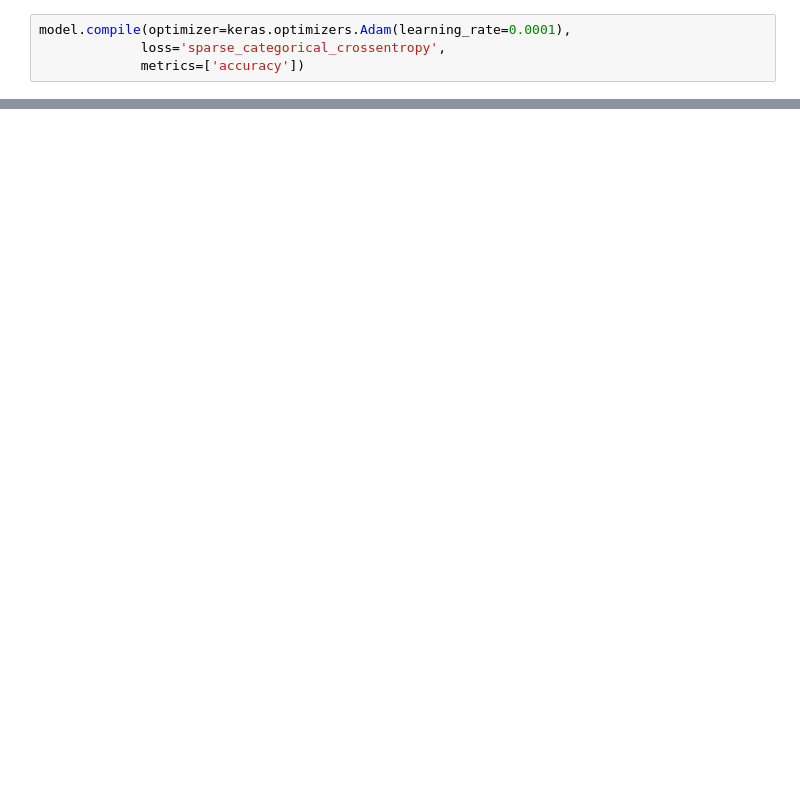
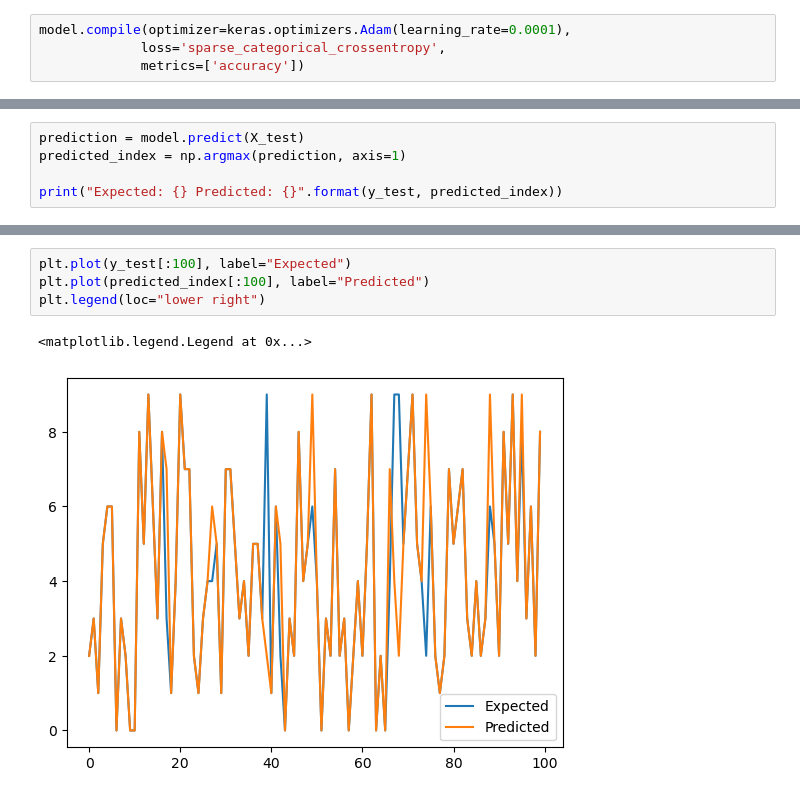
Before and after one commit to enter-opy/amygdala, a Jupyter notebook: classifier.ipynb, the cells around one changed output, grey strips where cells are left out. Cells and saved outputs as stored; diff of their text form; blank space fills up the shorter version.

```diff
--- a/classifier.ipynb
+++ b/classifier.ipynb
@@ -98,0 +120,5 @@ axes[1].legend(loc="upper right")
+# %%
+prediction = model.predict(X_test)
+predicted_index = np.argmax(prediction, axis=1)
+
+print("Expected: {} Predicted: {}".format(y_test, predicted_index))
@@ -98,0 +128,7 @@ axes[1].legend(loc="upper right")
+# %%
+plt.plot(y_test[:100], label="Expected")
+plt.plot(predicted_index[:100], label="Predicted")
+plt.legend(loc="lower right")
+# %% [output]
+<matplotlib.legend.Legend at 0x...>
+[figure, added]
```
Also changed, not shown: parts of 10 cells of this notebook.
